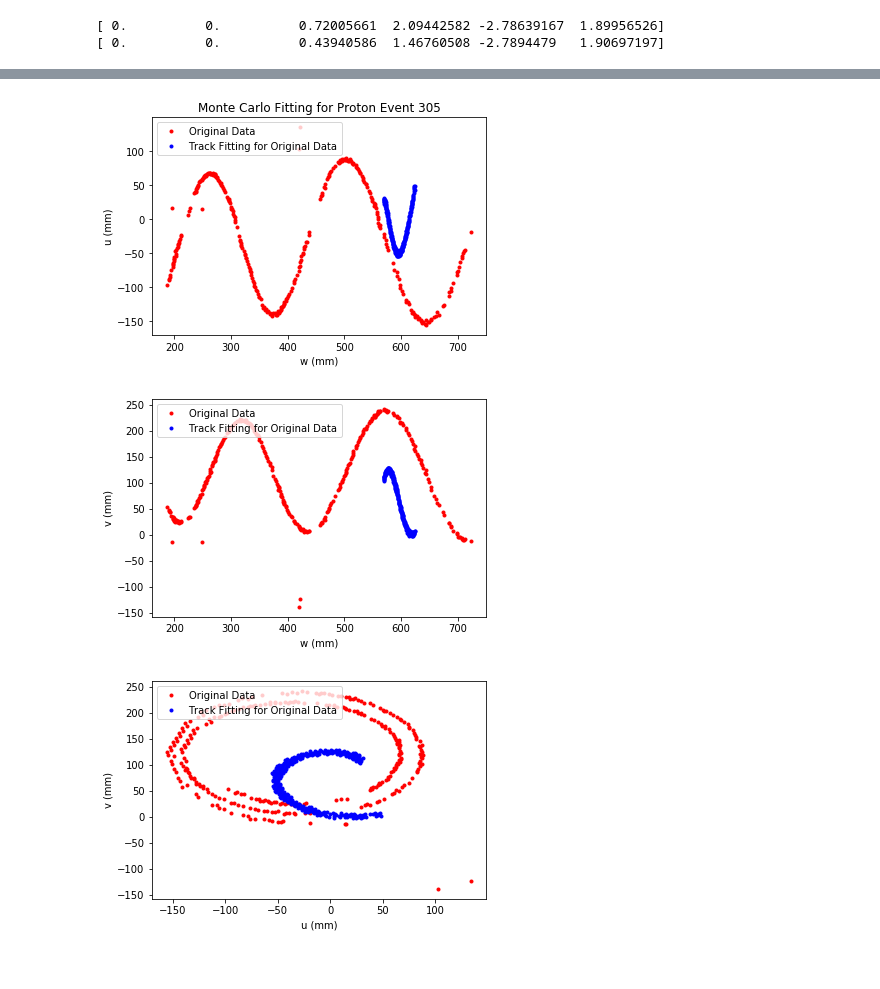
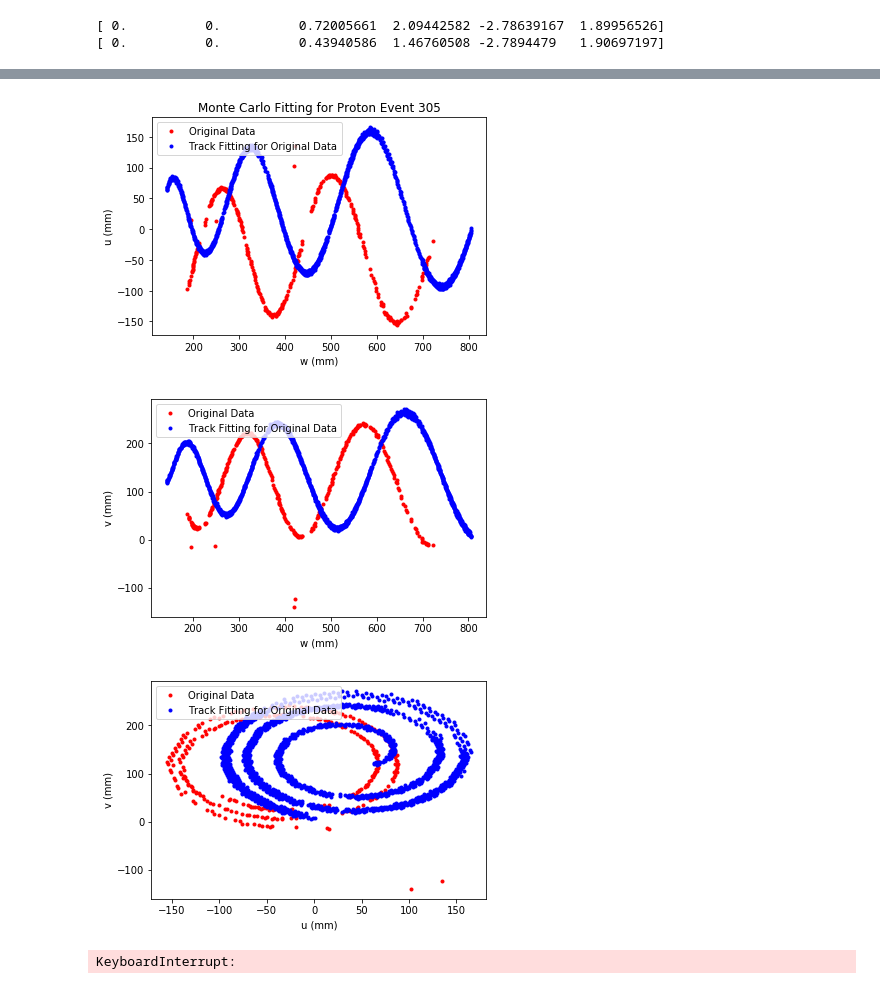
Before and after one commit to chchen123/Monte-Carlo, a Jupyter notebook: jupyter notebooks/Monte_Carlo_Algorithm.ipynb, the cells around one changed output, grey strips where cells are left out. Cells and saved outputs as stored; diff of their text form; code cells hidden in the pictures.

```diff
--- a/jupyter notebooks/Monte_Carlo_Algorithm.ipynb
+++ b/jupyter notebooks/Monte_Carlo_Algorithm.ipynb
@@ -272,7 +276,7 @@ minimum chi2:348.66691921911803
 # %%
 %matplotlib inline
-#mcres= [-0.0100456,0.00664734,0.66567102,3.77919435,-2.84254758,2.01972698]#revised and 305
-mcres = [0.04599501,0.00464789,0.62736542,0.89840286,-2.82332207,1.78423253]
+mcres= [-4.41031464e-04,8.59498152e-03,8.09849168e-01,2.82592856e+00,-3.45153314e+00,1.94768133e+00]
+#mcres = [-1.95762957e-04,3.35678496e-04,7.22647286e-01,2.04149596e+00,-2.79881163e+00,1.88528006e+00]
 sim = EventSimulator(config)
 evtClean, ctr = sim.make_event(mcres[0], mcres[1], mcres[2], mcres[3], mcres[4], mcres[5])
 pyevtClean = sim.convert_event(evtClean)
@@ -281,51 +285,51 @@ sim_xy = sim_xyzs[:, 0:2]
 sim_xy_C = np.ascontiguousarray(sim_xy, dtype=np.double)
 sim_cx, sim_cy = pytpc.cleaning.hough_circle(sim_xy_C)
 sim_uvw, (sim_cu, sim_cv) = mcfitter.preprocess(sim_xyzs[:, 0:5], center=(sim_cx, sim_cy), rotate_pads=True)
 sim_uvw_values = sim_uvw.values
 #plt.plot(xyzs[:, 2], xyzs[:, 0], 'r.', label='Original Data')
 #plt.plot(sim_xyzs[:, 2], sim_xyzs[:, 0], 'b.', label='Track Fitting for Original Data')
 plt.plot(uvw_values[:, 7], uvw_values[:, 5], 'r.', label='Original Data')
 plt.plot(sim_uvw_values[:, 7], sim_uvw_values[:, 5], 'b.', label='Track Fitting for Original Data')
 plt.xlabel("w (mm)")
 plt.ylabel("u (mm)")
 plt.title("Monte Carlo Fitting for Proton Event 305")
 plt.legend(loc=2)
 plt.show()
 #plt.plot(xyzs[:, 2], xyzs[:, 1], 'r.', label='Original Data')
 #plt.plot(sim_xyzs[:, 2], sim_xyzs[:, 1], 'b.', label='Track Fitting for Original Data')
 plt.plot(uvw_values[:, 7], uvw_values[:, 6], 'r.', label='Original Data')
 plt.plot(sim_uvw_values[:, 7], sim_uvw_values[:, 6], 'b.', label='Track Fitting for Original Data')
 plt.xlabel("w (mm)")
 plt.ylabel("v (mm)")
 plt.legend(loc=2)
 plt.show()
 #plt.plot(xyzs[:, 0], xyzs[:, 1], 'r.', label='Original Data')
 #plt.plot(sim_xyzs[:, 0], -sim_xyzs[:, 1], 'b.', label='Track Fitting for Original Data')
 plt.plot(uvw_values[:, 5], uvw_values[:, 6], 'r.', label='Original Data')
 plt.plot(sim_uvw_values[:, 5], sim_uvw_values[:, 6], 'b.', label='Track Fitting for Original Data')
 plt.xlabel("u (mm)")
 plt.ylabel("v (mm)")
 plt.legend(loc=2)
 plt.show()
 # %% [output]
-[figure, old version]
+[figure, new version]
-[figure, old version]
+[figure, new version]
-[figure, old version]
+[figure, new version]
 # %%
 ##### set original candidate to be the seed point #####
 min_chi_value = []
 min_chi_list = [sigma_init]
-candidate = np.empty((0,0))
-for i in range(10): ### number of iteration equals 20
+candidate = ctr0
+for i in range(20): ### number of iteration equals 20
 
     sigma = sigma_init*reduction_factor**float(i)
 
-    x = np.random.uniform(low=ctr0[0]-sigma[0], high=ctr0[0]+sigma[0], size=1000)
-    y = np.random.uniform(low=ctr0[1]-sigma[1], high=ctr0[1]+sigma[1], size=1000)
-    z = np.random.uniform(low=ctr0[2]-sigma[2], high=ctr0[2]+sigma[2], size=1000)
-    e = np.random.uniform(low=ctr0[3]-sigma[3], high=ctr0[3]+sigma[3], size=1000)
-    a = np.random.uniform(low=ctr0[4]-sigma[4], high=ctr0[4]+sigma[4], size=1000)
-    p = np.random.uniform(low=ctr0[5]-sigma[5], high=ctr0[5]+sigma[5], size=1000)
+    x = np.random.uniform(low=candidate[0]-sigma[0], high=candidate[0]+sigma[0], size=1000)
+    y = np.random.uniform(low=candidate[1]-sigma[1], high=candidate[1]+sigma[1], size=1000)
+    z = np.random.uniform(low=candidate[2]-sigma[2], high=candidate[2]+sigma[2], size=1000)
+    e = np.random.uniform(low=candidate[3]-sigma[3], high=candidate[3]+sigma[3], size=1000)
+    a = np.random.uniform(low=candidate[4]-sigma[4], high=candidate[4]+sigma[4], size=1000)
+    p = np.random.uniform(low=candidate[5]-sigma[5], high=candidate[5]+sigma[5], size=1000)
 
     candidates = np.stack((x,y,z,e,a,p),axis=-1)
 
@@ -408,16 +412,6 @@ for i in range(10): ### number of iteration equals 20
                                                                     (1.0-xyzs[i,1]/sim_y[i])**2)
 
         Poschi2 = np.append(Poschi2, sum(Poschi2_per_evt)/float(len(xyzs))/2.0)
-        Poschi2_per_evt = np.empty((0,0))
-
-#        for i in range(len(xyzs)):
-#            if np.isnan(sim_x[i]) == False:
-#                if np.isnan(sim_y[i]) == False:
-#                    Poschi2_per_evt = np.append(Poschi2_per_evt, (1.0-sim_x[i]/xyzs[i,0])**2+(1.0-sim_y[i]/xyzs[i,1])**2)
-#        try:
-#            Poschi2 = np.append(Poschi2, sum(Poschi2_per_evt)/float(len(Poschi2_per_evt))/2.0)
-#        except Exception:
-#            Poschi2 = np.append(Poschi2, 1e3)
 
         Poschi2_per_evt = np.empty((0,0))
         chi2En_per_evt = 0.0
@@ -442,6 +436,8 @@ min_chi_list = np.delete(min_chi_list,0,0)
 for i in range(len(min_chi_value)):
     if abs(min_chi_value[i]-min(min_chi_value)) < 1e-5:
         print(min_chi_list[i])
+# %% [output]
+KeyboardInterrupt:
 # %%
 x = np.array([1,2,3])
 y = np.array([1,1,1])
```
Also changed, not shown: parts of 2 cells of this notebook.
